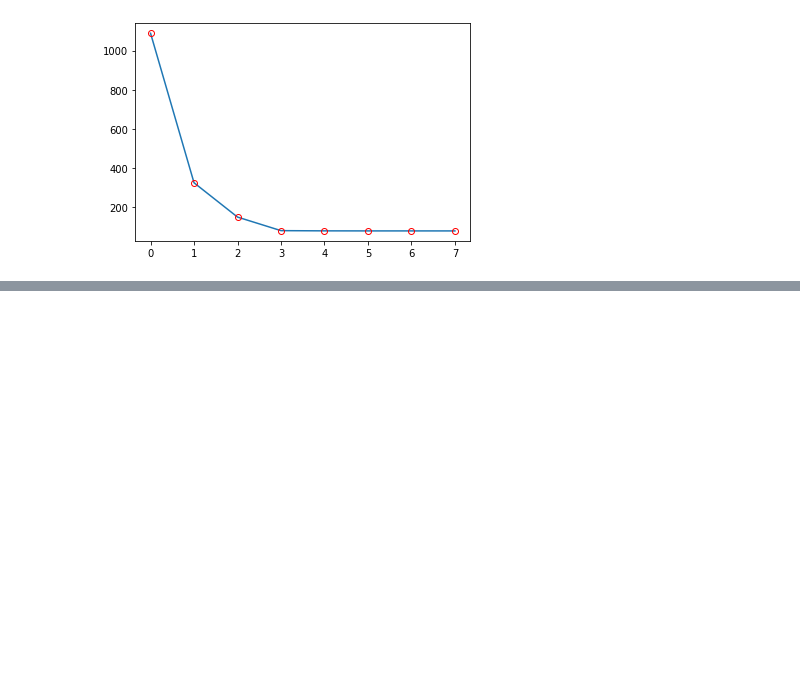
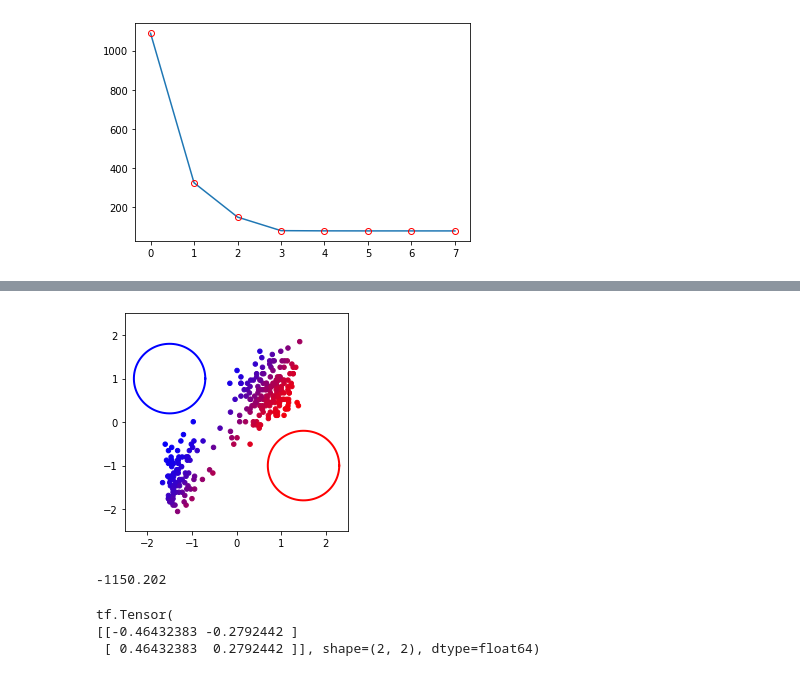
Before and after one commit to bt22dr/PRML, a Jupyter notebook: PRML_chapter_9.ipynb, the cells around one changed output, grey strips where cells are left out. Drawn from its saved outputs; the diff is of its cells as text; code cells hidden in the pictures; blank space fills up the shorter version.

```diff
--- a/PRML_chapter_9.ipynb
+++ b/PRML_chapter_9.ipynb
@@ -203,0 +365,49 @@ plt.plot(model.loss, 'ro', fillstyle='none')
+# %%
+responsibility = responsibilities(faithful_data, mu, cov, pi, K)
+colors = tf.stack([responsibility[:,1], tf.zeros_like(responsibility[:,0]), responsibility[:,0]])
+colors = tf.transpose(colors)
+
+plt.figure(figsize=(4,4)); plt.xlim(-2.5,2.5); plt.ylim(-2.5,2.5)
+plt.scatter(faithful_data[:,0], faithful_data[:,1], c=colors, s=20, marker="o")
+
+for i in range(K):
+  x1, x2 = gauss_ellipse_2d(mu[i], cov[i], 0.8)
+  plt.plot(x1, x2, 'w', linewidth=6)
+  plt.plot(x1, x2, ['b', 'r'][i], linewidth=2)
+# %% [output]
+[figure, added]
+# %%
+def log_likelihood(X, pi, mu, cov):
+  log_likelihood = 0.0
+  for n, x_n in enumerate(X):
+    p_xn = 0.0
+    for k in range(K):
+      gauss = MultivariateGaussian(mu[k], cov[k])
+      p_xn = p_xn + (pi[k] * gauss.pdf(x_n).numpy()) # eq. 9.14
+    log_p_xn = tf.math.log(p_xn)
+    log_likelihood = log_likelihood + log_p_xn
+  return log_likelihood.numpy()
+
+log_likelihood(faithful_data, pi, mu, cov)
+# %% [output]
+-1150.202
+# %%
+def update_mu(X, responsibility, K):
+  mu = []
+  for n, xn in enumerate(X):
+    mu_k = []
+    for k in range(K):
+      mu_k.append(responsibility[n][k].numpy() * xn)
+    mu.append(mu_k)
+  mu = tf.reduce_sum(tf.stack(mu), axis=0)
+
+  Nk = tf.reduce_sum(responsibility, axis=0) # eq. 9.18
+  mu = mu/Nk.numpy() # eq. 9.17
+  return mu
+
+mu = update_mu(faithful_data, responsibility, K)
+print(mu)
+# %% [output]
+tf.Tensor(
+[[-0.46432383 -0.2792442 ]
+ [ 0.46432383  0.2792442 ]], shape=(2, 2), dtype=float64)
```
Also changed, not shown: parts of 20 cells of this notebook.
